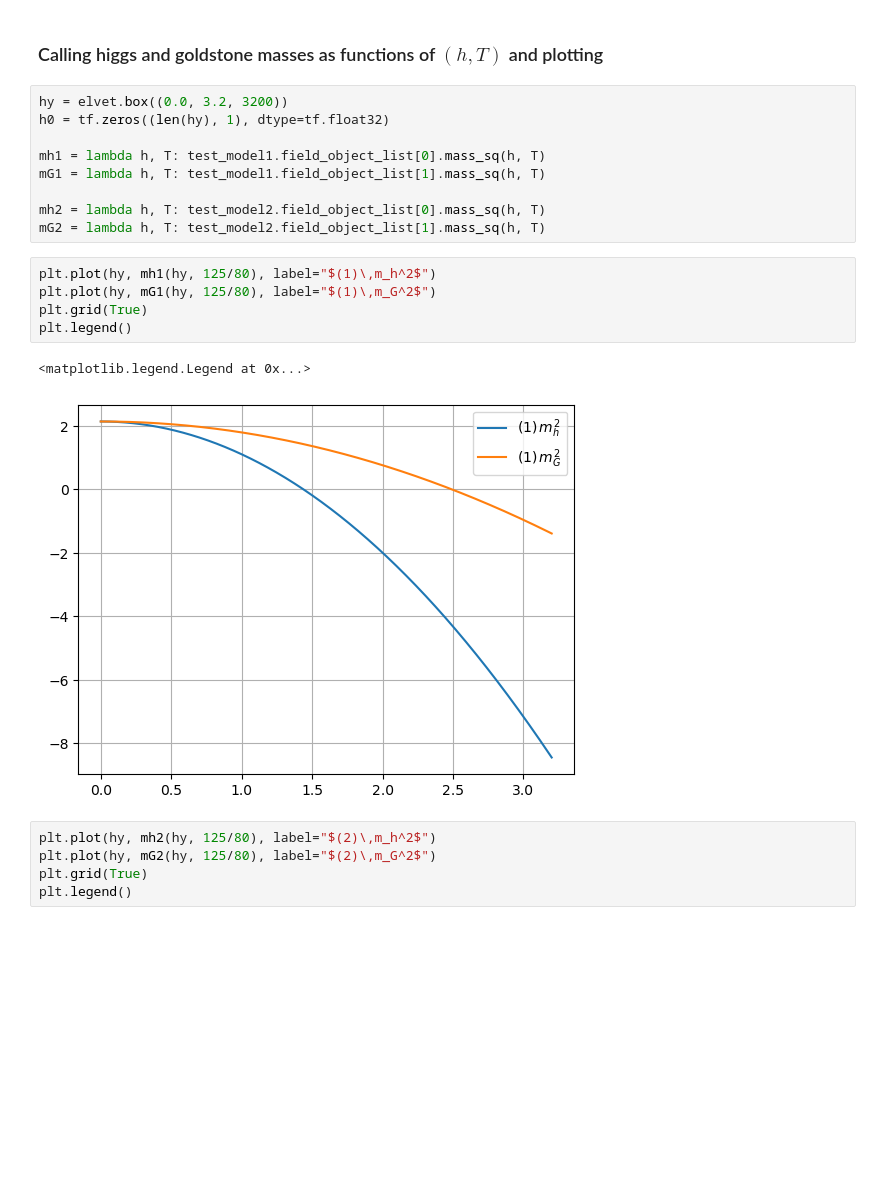
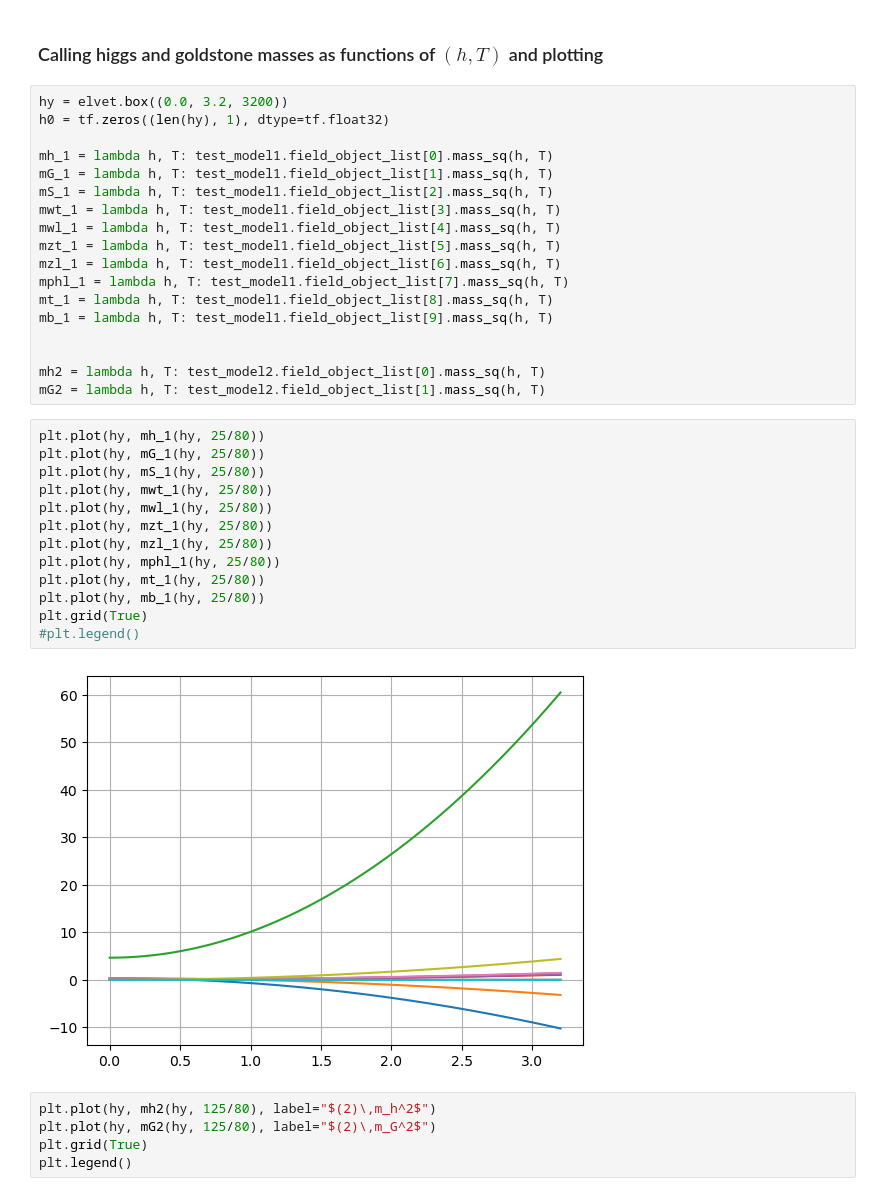
Before and after one commit to suraj083/ewpt-model, a Jupyter notebook: test.ipynb, the cells around one changed output. Drawn from its saved outputs; the diff is of its cells as text; blank space fills up the shorter version.

```diff
--- a/test.ipynb
+++ b/test.ipynb
@@ -43,19 +43,35 @@ b_quark
 hy = elvet.box((0.0, 3.2, 3200))
 h0 = tf.zeros((len(hy), 1), dtype=tf.float32)
 
-mh1 = lambda h, T: test_model1.field_object_list[0].mass_sq(h, T)
-mG1 = lambda h, T: test_model1.field_object_list[1].mass_sq(h, T)
+mh_1 = lambda h, T: test_model1.field_object_list[0].mass_sq(h, T)
+mG_1 = lambda h, T: test_model1.field_object_list[1].mass_sq(h, T)
+mS_1 = lambda h, T: test_model1.field_object_list[2].mass_sq(h, T)
+mwt_1 = lambda h, T: test_model1.field_object_list[3].mass_sq(h, T)
+mwl_1 = lambda h, T: test_model1.field_object_list[4].mass_sq(h, T)
+mzt_1 = lambda h, T: test_model1.field_object_list[5].mass_sq(h, T)
+mzl_1 = lambda h, T: test_model1.field_object_list[6].mass_sq(h, T)
+mphl_1 = lambda h, T: test_model1.field_object_list[7].mass_sq(h, T)
+mt_1 = lambda h, T: test_model1.field_object_list[8].mass_sq(h, T)
+mb_1 = lambda h, T: test_model1.field_object_list[9].mass_sq(h, T)
+
 
 mh2 = lambda h, T: test_model2.field_object_list[0].mass_sq(h, T)
 mG2 = lambda h, T: test_model2.field_object_list[1].mass_sq(h, T)
 # %%
-plt.plot(hy, mh1(hy, 125/80), label="$(1)\,m_h^2$")
-plt.plot(hy, mG1(hy, 125/80), label="$(1)\,m_G^2$")
+plt.plot(hy, mh_1(hy, 25/80))
+plt.plot(hy, mG_1(hy, 25/80))
+plt.plot(hy, mS_1(hy, 25/80))
+plt.plot(hy, mwt_1(hy, 25/80))
+plt.plot(hy, mwl_1(hy, 25/80))
+plt.plot(hy, mzt_1(hy, 25/80))
+plt.plot(hy, mzl_1(hy, 25/80))
+plt.plot(hy, mphl_1(hy, 25/80))
+plt.plot(hy, mt_1(hy, 25/80))
+plt.plot(hy, mb_1(hy, 25/80))
 plt.grid(True)
-plt.legend()
+#plt.legend()
 # %% [output]
-<matplotlib.legend.Legend at 0x...>
-[figure, old version]
+[figure, new version]
 # %%
 plt.plot(hy, mh2(hy, 125/80), label="$(2)\,m_h^2$")
 plt.plot(hy, mG2(hy, 125/80), label="$(2)\,m_G^2$")
```
Also changed, not shown: 9 other files.
